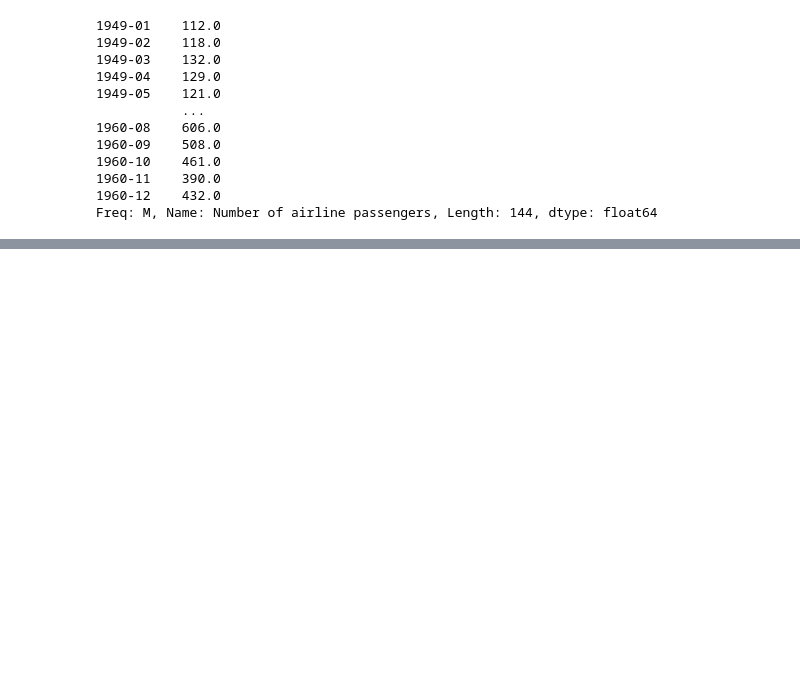
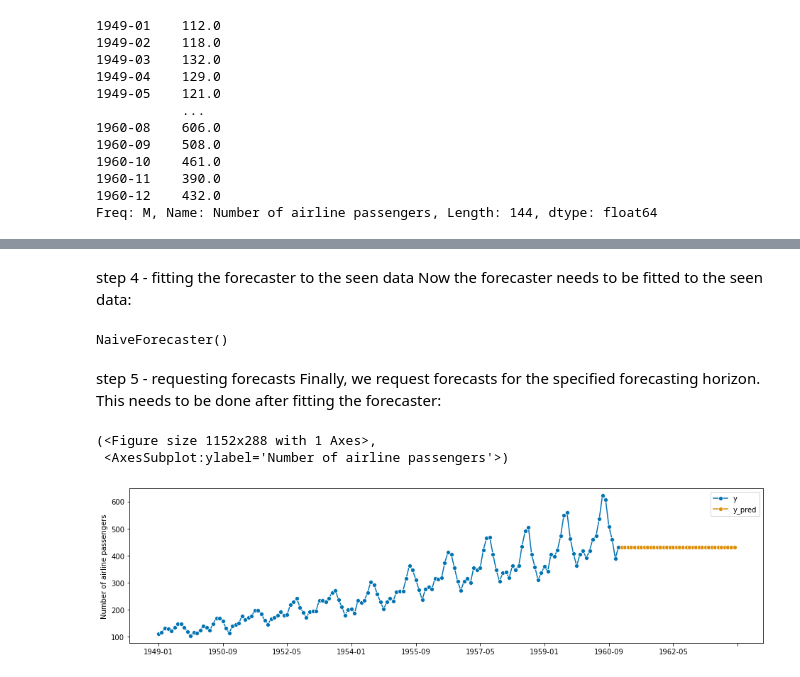
Before and after one commit to TNTran92/sktime, a Jupyter notebook: introduction_to_sktime/01 - Basic Forecasting Workflow.ipynb, the cells around one changed output, grey strips where cells are left out. Cells and saved outputs as stored; diff of their text form; code cells hidden in the pictures; blank space fills up the shorter version.

```diff
--- a/introduction_to_sktime/01 - Basic Forecasting Workflow.ipynb
+++ b/introduction_to_sktime/01 - Basic Forecasting Workflow.ipynb
@@ -87,0 +137,6 @@ Freq: M, Name: Number of airline passengers, Length: 144, dtype: float64
+# %%
+from sktime.forecasting.base import ForecastingHorizon
+fh = ForecastingHorizon(
+    pd.PeriodIndex(pd.date_range("1961-01", periods=36, freq="M")), is_relative=False
+)
+fh
@@ -87,0 +176,22 @@ Freq: M, Name: Number of airline passengers, Length: 144, dtype: float64
+# %%
+from sktime.forecasting.naive import NaiveForecaster
+forecaster = NaiveForecaster(strategy="last")
+# %% [markdown]
+step 4 - fitting the forecaster to the seen data
+Now the forecaster needs to be fitted to the seen data:
+# %%
+forecaster.fit(y)
+# %% [output]
+NaiveForecaster()
+# %% [markdown]
+step 5 - requesting forecasts
+Finally, we request forecasts for the specified forecasting horizon. This needs to be done after fitting the forecaster:
+# %%
+y_pred = forecaster.predict(fh)
+# %%
+# plotting predictions and past data
+plot_series(y, y_pred, labels=["y", "y_pred"])
+# %% [output]
+(<Figure size 1152x288 with 1 Axes>,
+ <AxesSubplot:ylabel='Number of airline passengers'>)
+[figure, added]
```
Also changed, not shown: parts of 14 cells of this notebook.
